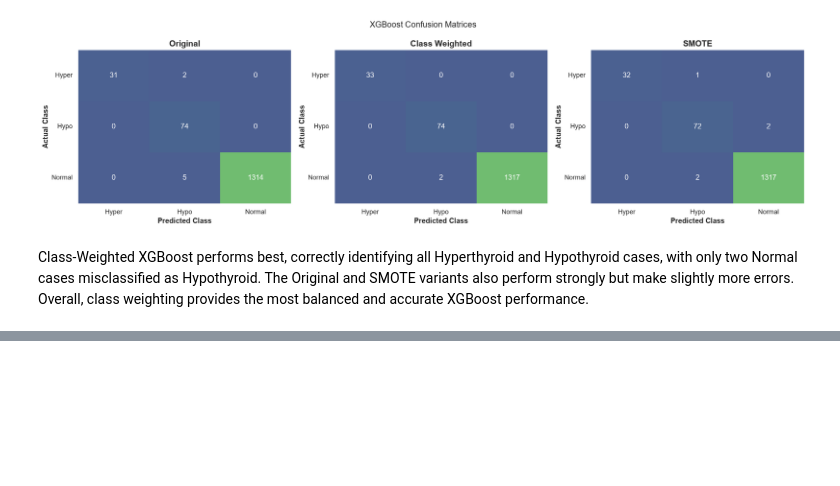
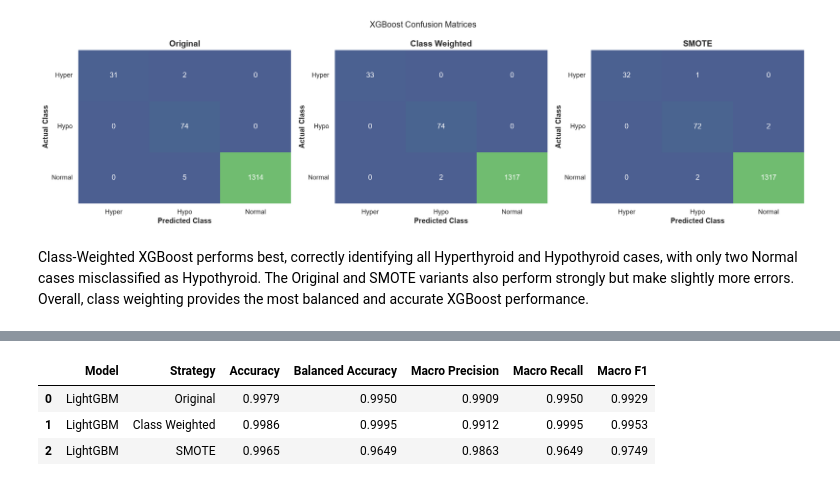
Before and after one commit to byegond-beep/Multi-class-Thyroid-Disease-Classification, a Jupyter notebook: notebook.ipynb, the cells around one changed output, grey strips where cells are left out. Cells and saved outputs as stored; diff of their text form; code cells hidden in the pictures; blank space fills up the shorter version.

```diff
--- a/notebook.ipynb
+++ b/notebook.ipynb
@@ -2005,0 +2011,62 @@ Class-Weighted XGBoost performs best, correctly identifying all Hyperthyroid and
+# %%
+# LightGBM variants
+model_results = [
+    result for result in model_results
+    if result["Model"] != "LightGBM"
+]
+lgbm_models = {
+    "Original": LGBMClassifier(
+        random_state=42,
+        verbosity=-1
+    ),
+
+    "Class Weighted": LGBMClassifier(
+        class_weight="balanced",
+        random_state=42,
+        verbosity=-1
+    ),
+
+    "SMOTE": LGBMClassifier(
+        random_state=42,
+        verbosity=-1
+    )
+}
+
+# Store predictions
+lgbm_predictions = {}
+
+# Train and evaluate
+for strategy, model in lgbm_models.items():
+
+    if strategy == "SMOTE":
+        X_fit = X_train_smote
+        y_fit = y_train_smote
+    else:
+        X_fit = X_train
+        y_fit = y_train
+
+    model.fit(X_fit, y_fit)
+
+    results, predictions = evaluate_model(
+        model,
+        X_test,
+        y_test,
+        "LightGBM",
+        strategy
+    )
+
+    model_results.append(results)
+    lgbm_predictions[strategy] = predictions
+
+# Compare LightGBM variants
+lgbm_comparison = pd.DataFrame([
+    result for result in model_results
+    if result["Model"] == "LightGBM"
+])
+
+lgbm_comparison.round(4)
+# %% [output]
+|  | Model | Strategy | Accuracy | Balanced Accuracy | Macro Precision | Macro Recall | Macro F1 |
+| 0 | LightGBM | Original | 0.9979 | 0.9950 | 0.9909 | 0.9950 | 0.9929 |
+| 1 | LightGBM | Class Weighted | 0.9986 | 0.9995 | 0.9912 | 0.9995 | 0.9953 |
+| 2 | LightGBM | SMOTE | 0.9965 | 0.9649 | 0.9863 | 0.9649 | 0.9749 |
```
Also changed, not shown: parts of 6 cells of this notebook.
